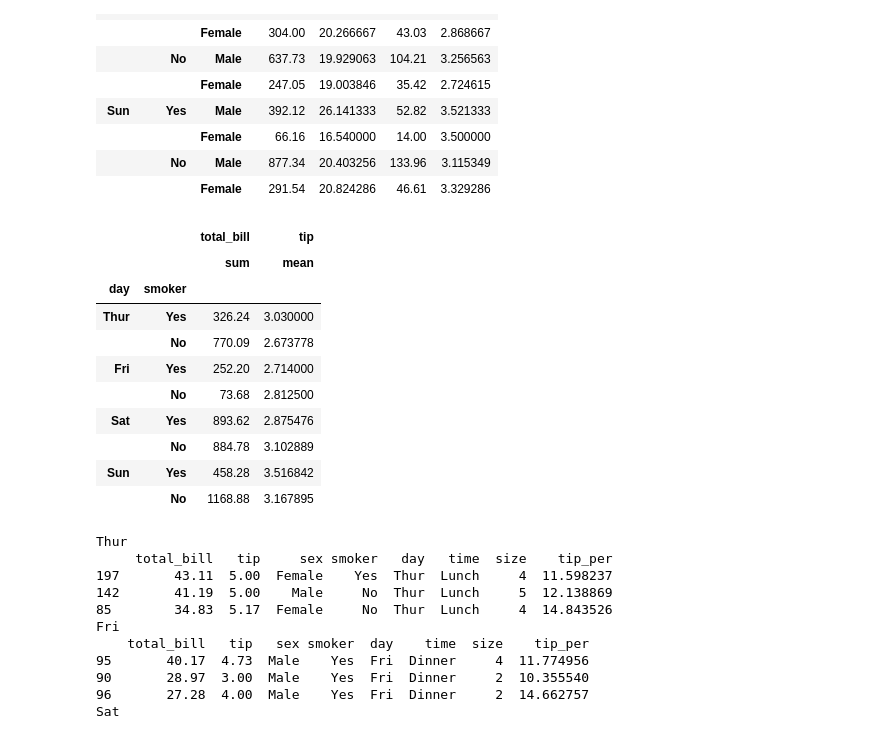
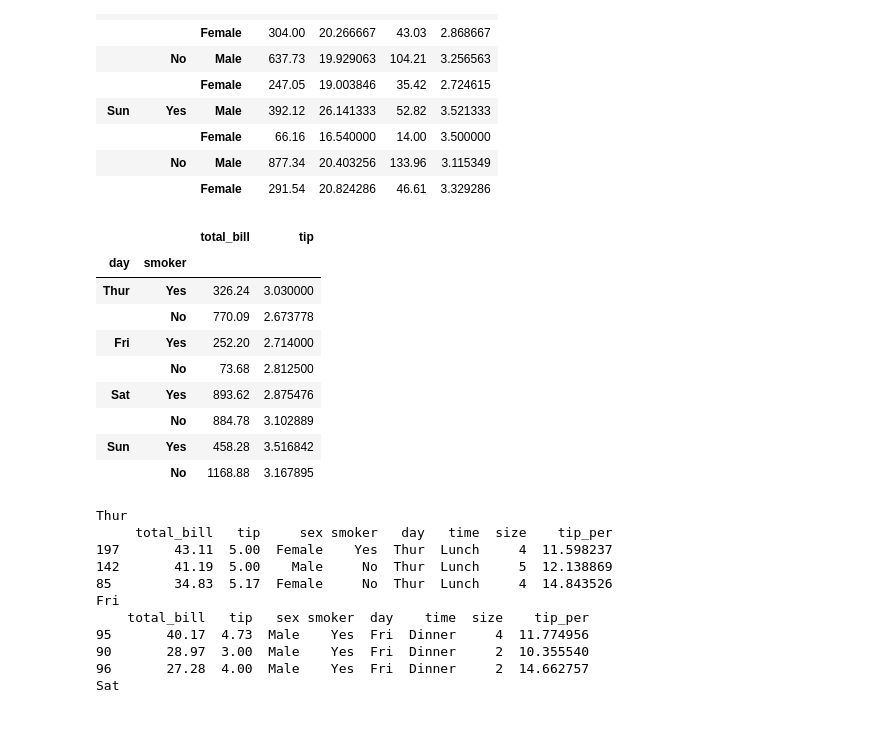
Before and after one commit to srikanthpragada/DS_18_MAY_2021, a Jupyter notebook: pandas/tips_df.ipynb, the cells around one changed output. Saved outputs shown, nothing was run; the diff lists cells and outputs as text; code cells hidden in the pictures.

```diff
--- a/pandas/tips_df.ipynb
+++ b/pandas/tips_df.ipynb
@@ -187,10 +187,9 @@ tips.groupby(['day','smoker','sex'])[['total_bill','tip']].agg(['sum','mean'])
 |  | No | Male | 877.34 | 20.403256 | 133.96 | 3.115349 |
 |  |  | Female | 291.54 | 20.824286 | 46.61 | 3.329286 |
 # %%
-tips.groupby(['day','smoker'])['total_bill','tip'].agg({'total_bill' : ['sum'],'tip' : ['mean']})
+tips.groupby(['day','smoker'])[['total_bill','tip']].agg({'total_bill' : 'sum','tip' :'mean'})
 # %% [output]
 |  |  | total_bill | tip |
-|  |  | sum | mean |
 | day | smoker |  |  |
 | Thur | Yes | 326.24 | 3.030000 |
 |  | No | 770.09 | 2.673778 |
```
Also changed, not shown: 5 other files.
